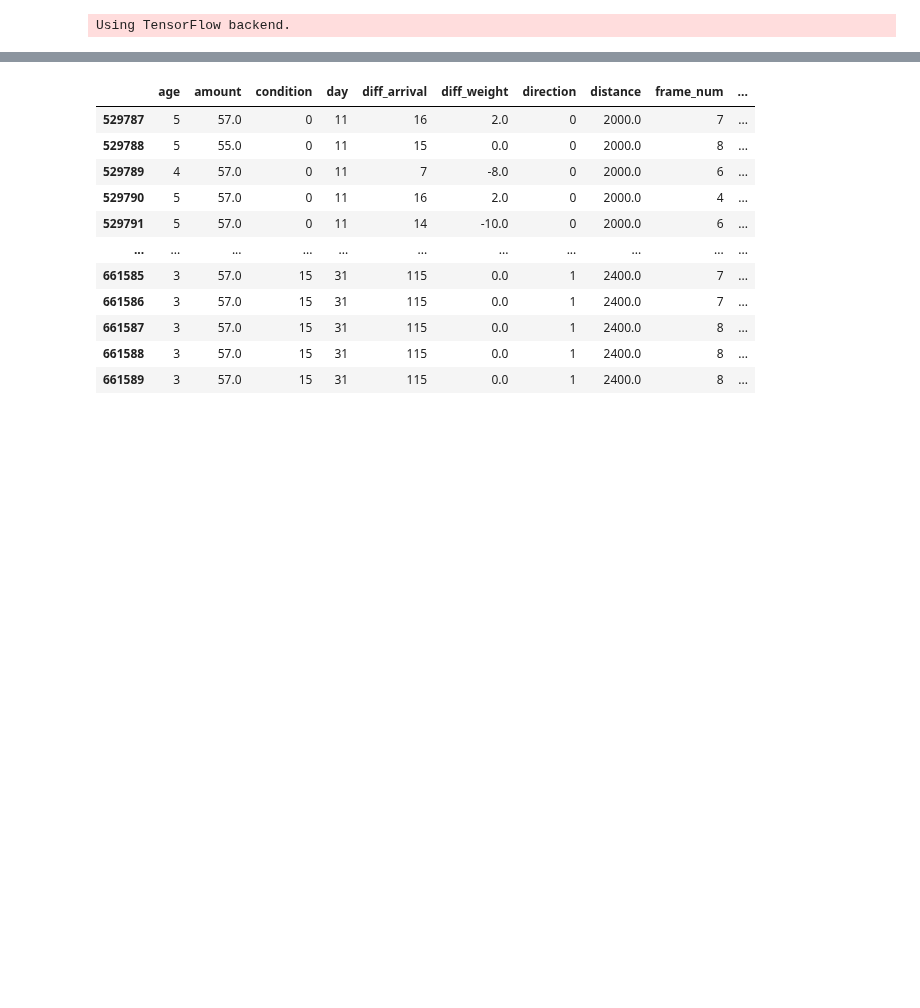
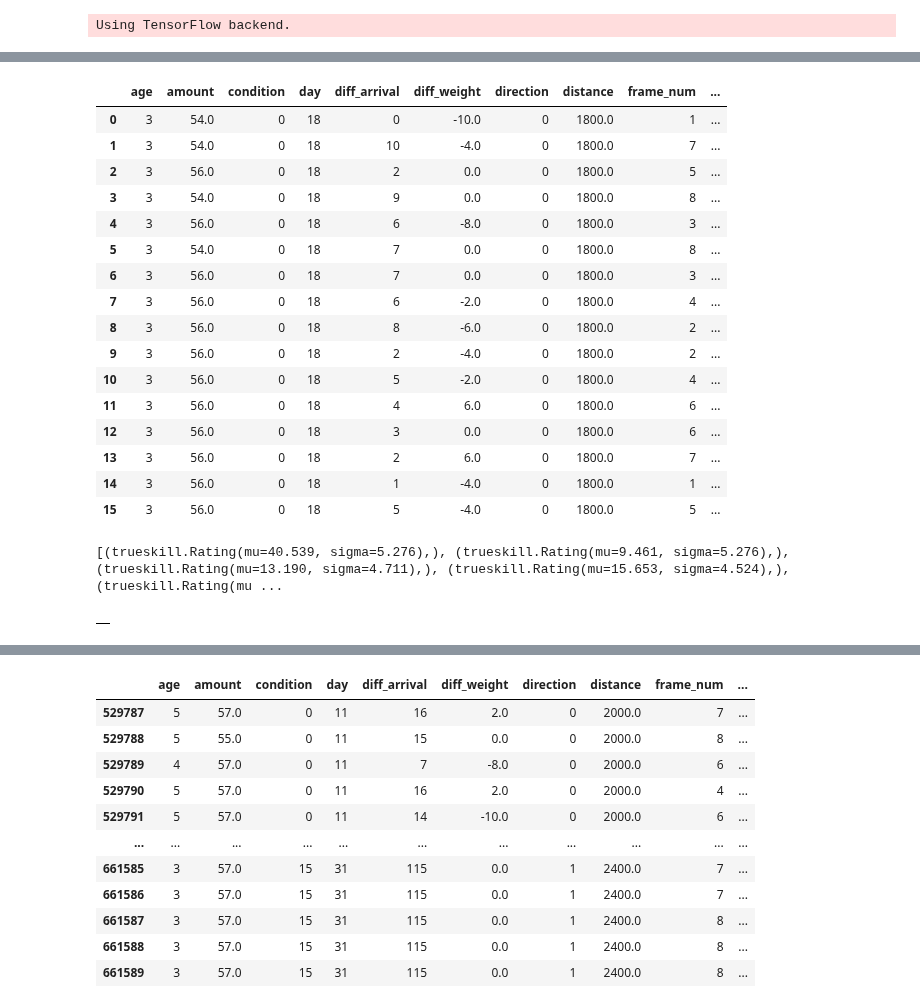
Before and after one commit to TokyoYoshida/GoogleColab, a Jupyter notebook: playground_deep_learning_keiba.ipynb, the cells around one changed output, grey strips where cells are left out. Drawn from its saved outputs; the diff is of its cells as text; code cells hidden in the pictures; blank space fills up the shorter version.

```diff
--- a/playground_deep_learning_keiba.ipynb
+++ b/playground_deep_learning_keiba.ipynb
@@ -81,0 +131,25 @@ ldat = pd.read_pickle("./data/keiba/keiba_dat_res_20200531_1207.pkl")
+# %%
+ldat.query("race_index == 0")
+# %% [output]
+|  | age | amount | condition | day | diff_arrival | diff_weight | direction | distance | frame_num | ... |
+| 0 | 3 | 54.0 | 0 | 18 | 0 | -10.0 | 0 | 1800.0 | 1 | ... |
+| 1 | 3 | 54.0 | 0 | 18 | 10 | -4.0 | 0 | 1800.0 | 7 | ... |
+| 2 | 3 | 56.0 | 0 | 18 | 2 | 0.0 | 0 | 1800.0 | 5 | ... |
+| 3 | 3 | 54.0 | 0 | 18 | 9 | 0.0 | 0 | 1800.0 | 8 | ... |
+| 4 | 3 | 56.0 | 0 | 18 | 6 | -8.0 | 0 | 1800.0 | 3 | ... |
+| 5 | 3 | 54.0 | 0 | 18 | 7 | 0.0 | 0 | 1800.0 | 8 | ... |
+| 6 | 3 | 56.0 | 0 | 18 | 7 | 0.0 | 0 | 1800.0 | 3 | ... |
+| 7 | 3 | 56.0 | 0 | 18 | 6 | -2.0 | 0 | 1800.0 | 4 | ... |
+| 8 | 3 | 56.0 | 0 | 18 | 8 | -6.0 | 0 | 1800.0 | 2 | ... |
+| 9 | 3 | 56.0 | 0 | 18 | 2 | -4.0 | 0 | 1800.0 | 2 | ... |
+| 10 | 3 | 56.0 | 0 | 18 | 5 | -2.0 | 0 | 1800.0 | 4 | ... |
+| 11 | 3 | 56.0 | 0 | 18 | 4 | 6.0 | 0 | 1800.0 | 6 | ... |
+| 12 | 3 | 56.0 | 0 | 18 | 3 | 0.0 | 0 | 1800.0 | 6 | ... |
+| 13 | 3 | 56.0 | 0 | 18 | 2 | 6.0 | 0 | 1800.0 | 7 | ... |
+| 14 | 3 | 56.0 | 0 | 18 | 1 | -4.0 | 0 | 1800.0 | 1 | ... |
+| 15 | 3 | 56.0 | 0 | 18 | 5 | -4.0 | 0 | 1800.0 | 5 | ... |
+# %%
+ldat.query("race_index == 0").groupby("race_index").apply(lambda x: rate_a_race(x))
+# %% [output]
+[(trueskill.Rating(mu=40.539, sigma=5.276),), (trueskill.Rating(mu=9.461, sigma=5.276),), (trueskill.Rating(mu=13.190, sigma=4.711),), (trueskill.Rating(mu=15.653, sigma=4.524),), (trueskill.Rating(mu ...
+|  |
```
Also changed, not shown: parts of 11 cells of this notebook.
